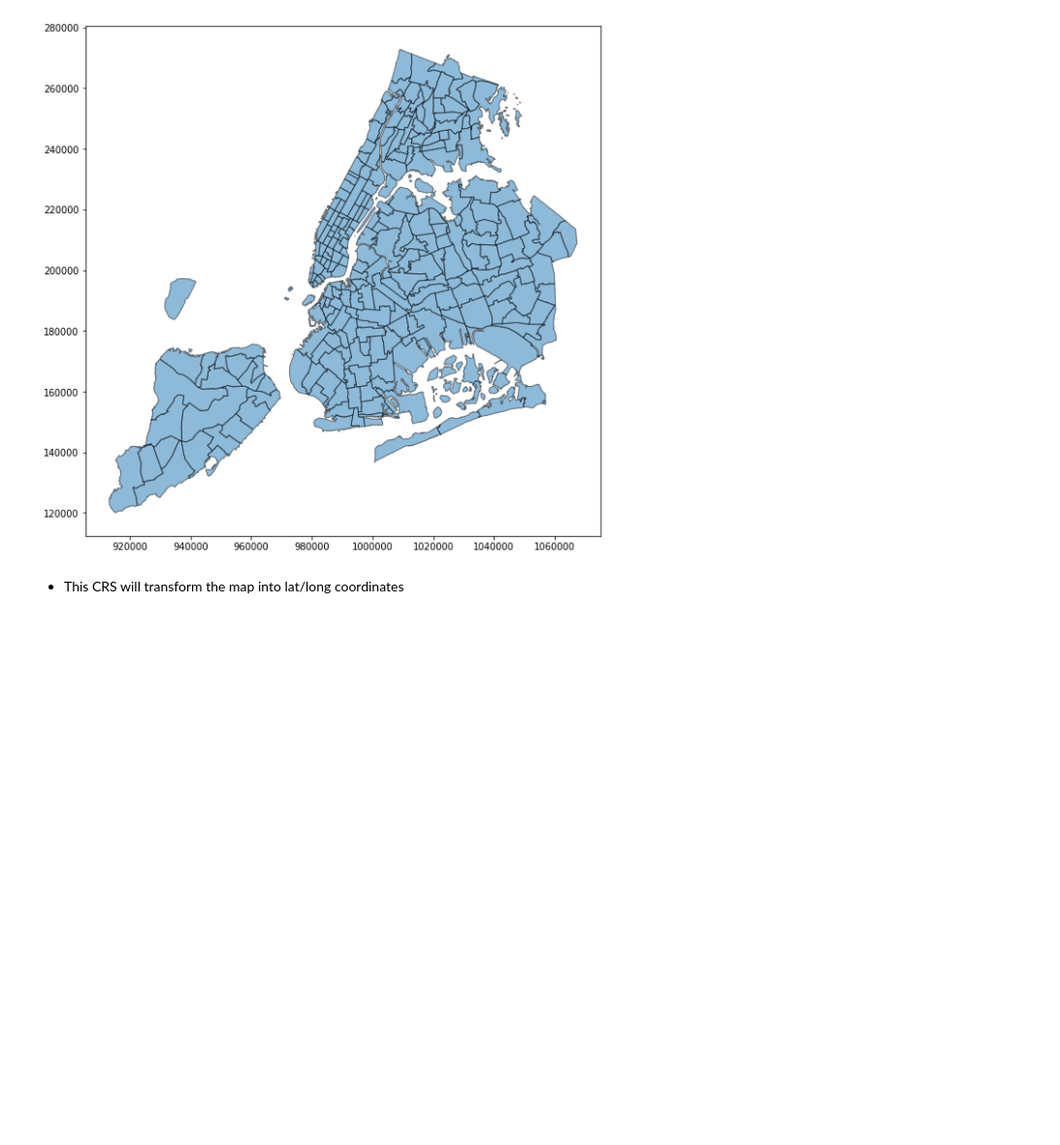
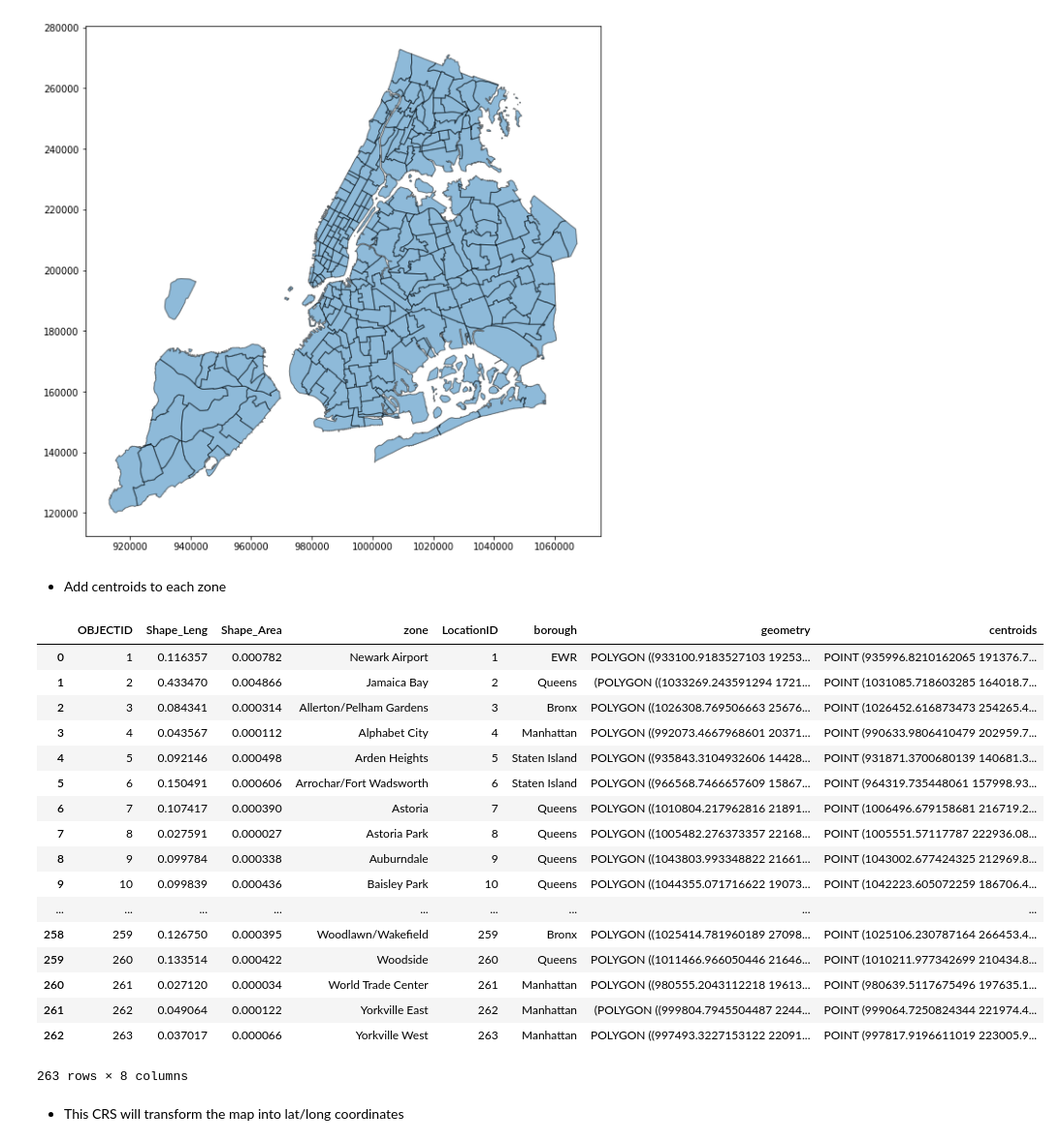
Before and after one commit to markstrefford/1.-Learning-Python-AI-by-Example, a Jupyter notebook: 3. Predicting Taxi Ride Duration/Source/notebooks/explore_dataset.ipynb, the cells around one changed output. Shown at 97% size. Saved outputs shown, nothing was run; the diff lists cells and outputs as text; code cells hidden in the pictures; blank space fills up the shorter version.

```diff
--- a/3. Predicting Taxi Ride Duration/Source/notebooks/explore_dataset.ipynb
+++ b/3. Predicting Taxi Ride Duration/Source/notebooks/explore_dataset.ipynb
@@ -94,6 +91,30 @@ taxi_zones.plot(figsize=(10, 10), alpha=0.5, edgecolor='k')
 # %% [output]
 <matplotlib.axes._subplots.AxesSubplot at 0x...>
 [figure]
+# %% [markdown]
+* Add centroids to each zone
+# %%
+taxi_zones['centroids'] = taxi_zones.geometry.centroid
+taxi_zones.head(10)
+# %% [output]
+|  | OBJECTID | Shape_Leng | Shape_Area | zone | LocationID | borough | geometry | centroids |
+| 0 | 1 | 0.116357 | 0.000782 | Newark Airport | 1 | EWR | POLYGON ((933100.9183527103 19253... | POINT (935996.8210162065 191376.7... |
+| 1 | 2 | 0.433470 | 0.004866 | Jamaica Bay | 2 | Queens | (POLYGON ((1033269.243591294 1721... | POINT (1031085.718603285 164018.7... |
+| 2 | 3 | 0.084341 | 0.000314 | Allerton/Pelham Gardens | 3 | Bronx | POLYGON ((1026308.769506663 25676... | POINT (1026452.616873473 254265.4... |
+| 3 | 4 | 0.043567 | 0.000112 | Alphabet City | 4 | Manhattan | POLYGON ((992073.4667968601 20371... | POINT (990633.9806410479 202959.7... |
+| 4 | 5 | 0.092146 | 0.000498 | Arden Heights | 5 | Staten Island | POLYGON ((935843.3104932606 14428... | POINT (931871.3700680139 140681.3... |
+| 5 | 6 | 0.150491 | 0.000606 | Arrochar/Fort Wadsworth | 6 | Staten Island | POLYGON ((966568.7466657609 15867... | POINT (964319.735448061 157998.93... |
+| 6 | 7 | 0.107417 | 0.000390 | Astoria | 7 | Queens | POLYGON ((1010804.217962816 21891... | POINT (1006496.679158681 216719.2... |
+| 7 | 8 | 0.027591 | 0.000027 | Astoria Park | 8 | Queens | POLYGON ((1005482.276373357 22168... | POINT (1005551.57117787 222936.08... |
+| 8 | 9 | 0.099784 | 0.000338 | Auburndale | 9 | Queens | POLYGON ((1043803.993348822 21661... | POINT (1043002.677424325 212969.8... |
+| 9 | 10 | 0.099839 | 0.000436 | Baisley Park | 10 | Queens | POLYGON ((1044355.071716622 19073... | POINT (1042223.605072259 186706.4... |
+| ... | ... | ... | ... | ... | ... | ... | ... | ... |
+| 258 | 259 | 0.126750 | 0.000395 | Woodlawn/Wakefield | 259 | Bronx | POLYGON ((1025414.781960189 27098... | POINT (1025106.230787164 266453.4... |
+| 259 | 260 | 0.133514 | 0.000422 | Woodside | 260 | Queens | POLYGON ((1011466.966050446 21646... | POINT (1010211.977342699 210434.8... |
+| 260 | 261 | 0.027120 | 0.000034 | World Trade Center | 261 | Manhattan | POLYGON ((980555.2043112218 19613... | POINT (980639.5117675496 197635.1... |
+| 261 | 262 | 0.049064 | 0.000122 | Yorkville East | 262 | Manhattan | (POLYGON ((999804.7945504487 2244... | POINT (999064.7250824344 221974.4... |
+| 262 | 263 | 0.037017 | 0.000066 | Yorkville West | 263 | Manhattan | POLYGON ((997493.3227153122 22091... | POINT (997817.9196611019 223005.9... |
+263 rows × 8 columns
 # %% [markdown]
 * This CRS will transform the map into lat/long coordinates
 # %%
```
Also changed, not shown: parts of 10 cells of this notebook.
